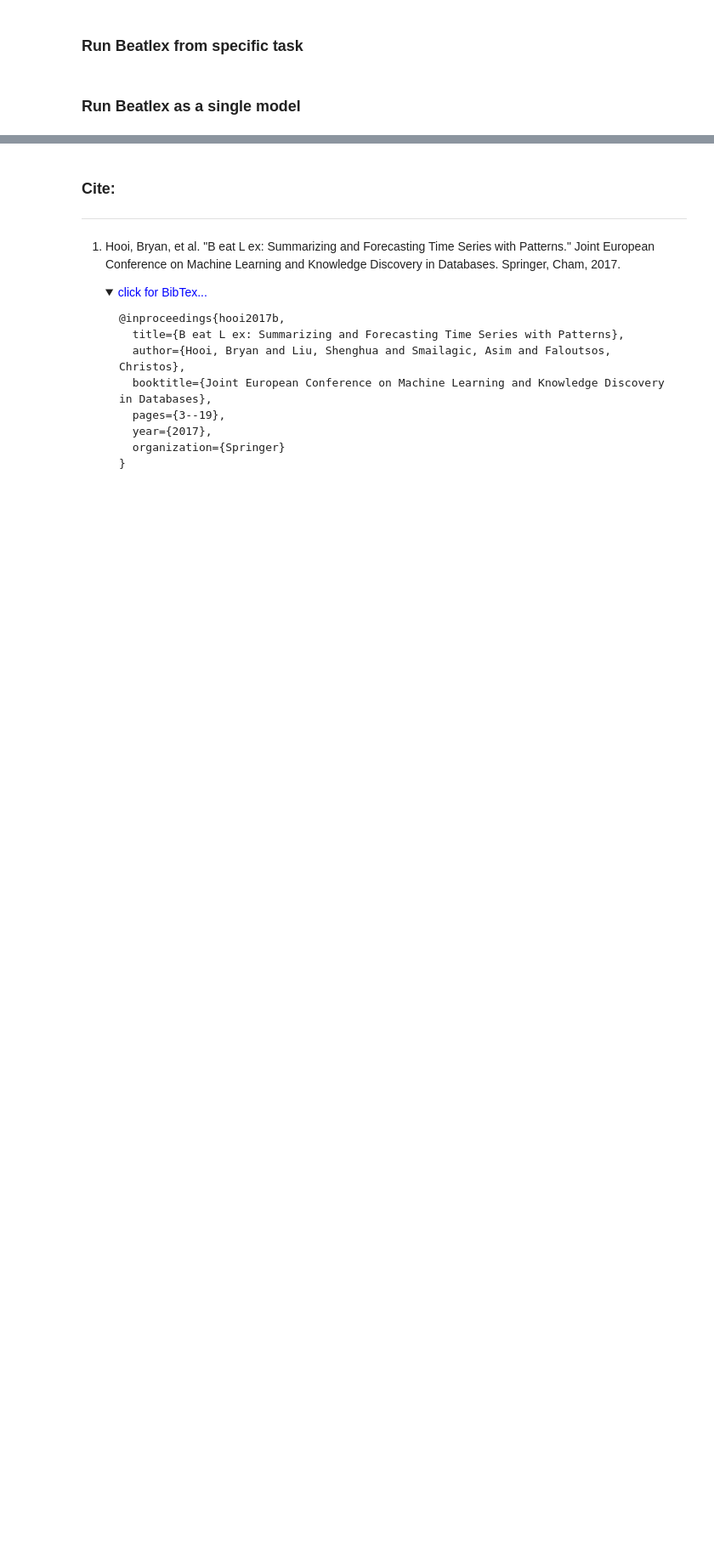
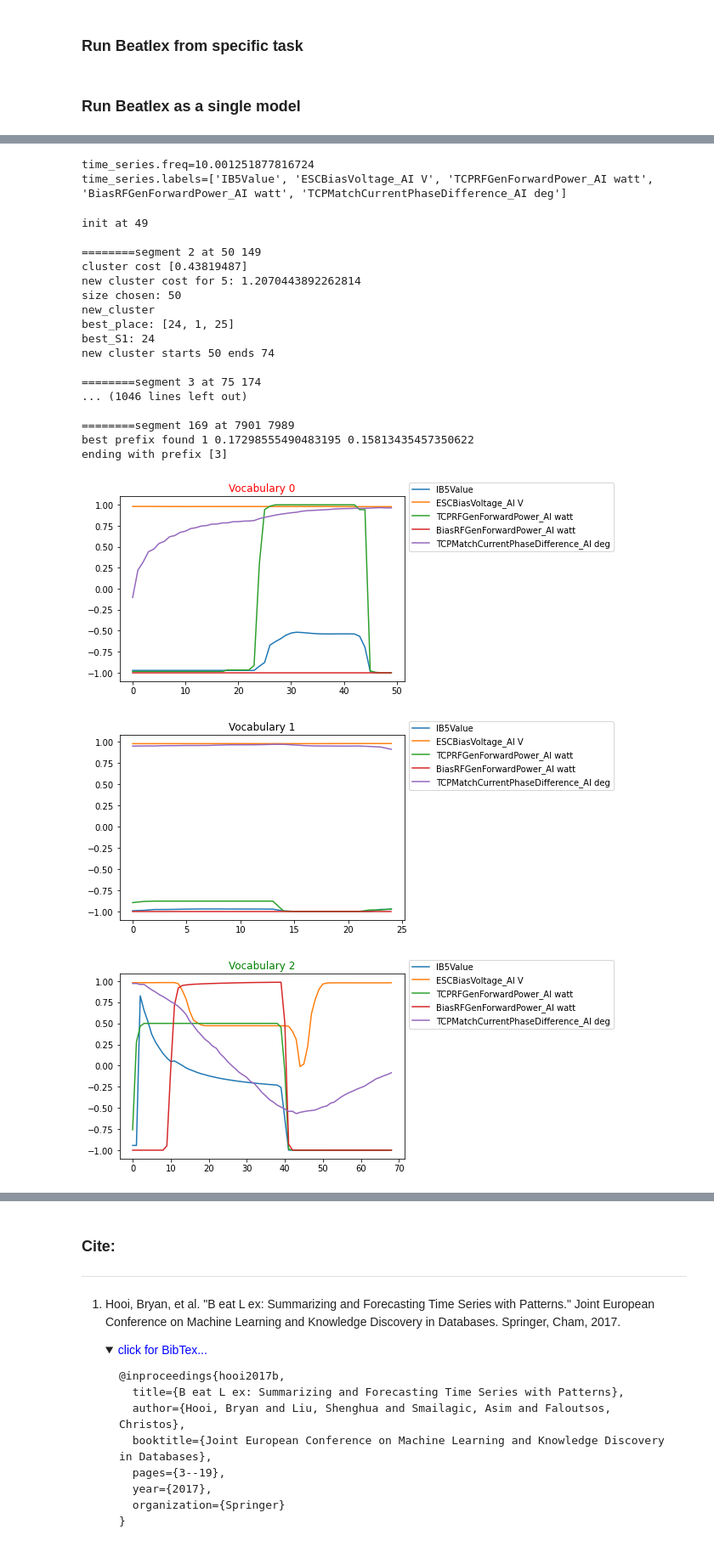
Before and after one commit to adb-home/spartan2-tutorials, a Jupyter notebook: Beatlex_adb.ipynb, the cells around one changed output, grey strips where cells are left out. Shown at 85% size. Saved outputs shown, nothing was run; the diff lists cells and outputs as text; code cells hidden in the pictures; folded sections open; blank space fills up the shorter version.

```diff
--- a/Beatlex_adb.ipynb
+++ b/Beatlex_adb.ipynb
@@ -112,0 +66,41 @@ st.plot(st.BeatLex, time_series, result)
+# %%
+print(f"{time_series.freq=}\n{time_series.labels=}")
+# %% [output]
+time_series.freq=10.001251877816724
+time_series.labels=['IB5Value', 'ESCBiasVoltage_AI V', 'TCPRFGenForwardPower_AI watt', 'BiasRFGenForwardPower_AI watt', 'TCPMatchCurrentPhaseDifference_AI deg']
+# %%
+para_dict = {
+    'signal_freq': time_series.freq,
+    'Smin': 25,
+    'Smax': 100,
+    'max_dist': 250,
+    'prediction_length': 0,
+    'model_momentum': 0,
+    'max_vocab': 16,
+    'termination_threshold': 0,
+    'new_cluster_threshold': 0.3
+}
+beatlex = st.BeatLex(time_series, **para_dict)
+result = beatlex.run()
+st.plot(st.BeatLex, time_series, result)
+# %% [output]
+init at 49
+
+========segment 2 at 50 149
+cluster cost [0.43819487]
+new cluster cost for 5: 1.2070443892262814
+size chosen: 50
+new_cluster
+best_place: [24, 1, 25]
+best_S1: 24
+new cluster starts 50 ends 74
+
+========segment 3 at 75 174
+... (1046 lines left out)
+
+========segment 169 at 7901 7989
+best prefix found 1 0.17298555490483195 0.15813435457350622
+ending with prefix [3]
+[figure, added]
+[figure, added]
+[figure, added]
```
Also changed, not shown: parts of 9 cells of this notebook.
